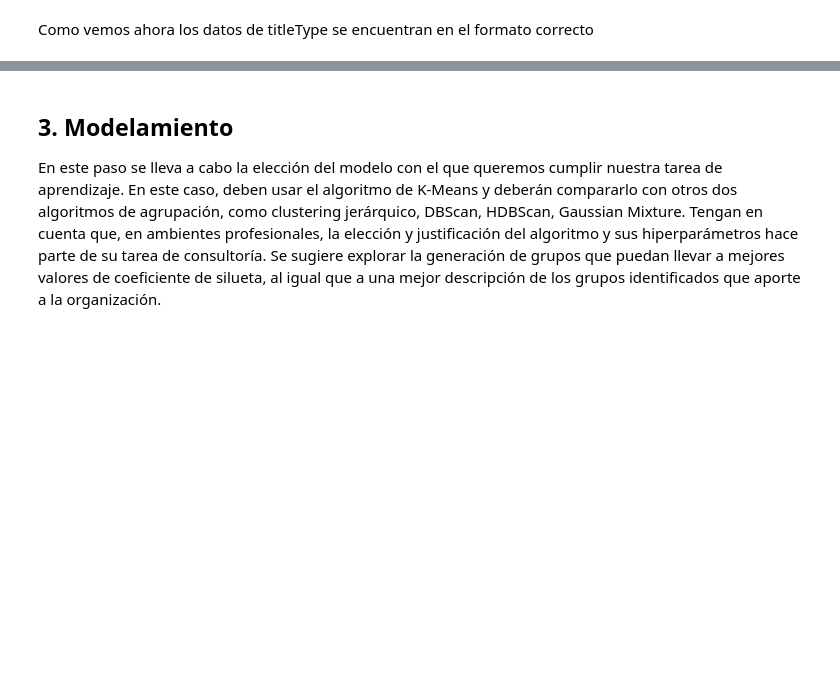
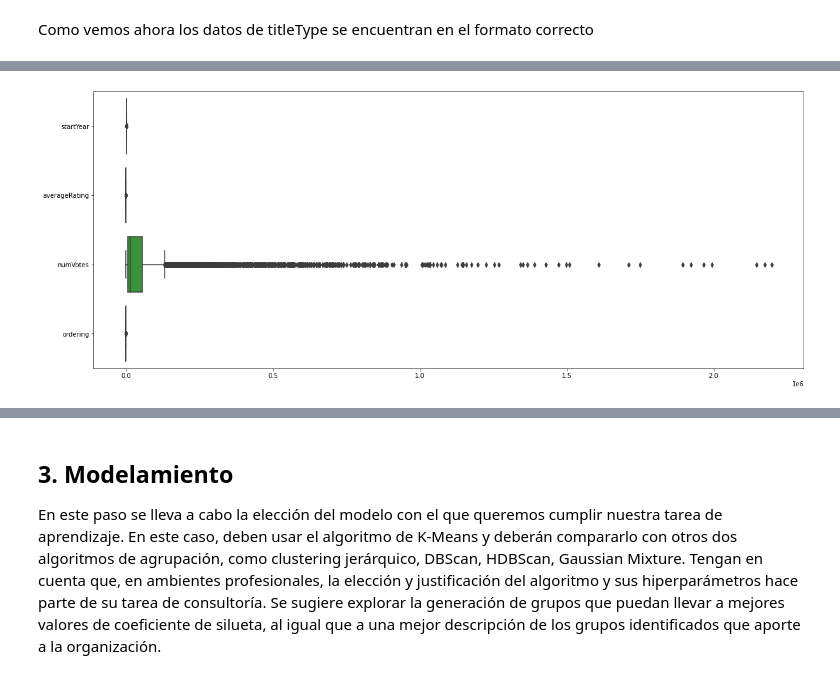
Before and after one commit to montejs3/Bi, a Jupyter notebook: LabBi/lab.ipynb, the cells around one changed output, grey strips where cells are left out. Saved outputs shown, nothing was run; the diff lists cells and outputs as text; code cells hidden in the pictures; blank space fills up the shorter version.

```diff
--- a/LabBi/lab.ipynb
+++ b/LabBi/lab.ipynb
@@ -107,0 +98,3 @@ df.sample(5)
+# %%
+# Se eliminan los repetidos que se hayan identificado aún cuando la columna id sea diferente
+df.drop_duplicates(subset = df.columns[1:], inplace = True)
@@ -107,0 +109,3 @@ df.sample(5)
+# %%
+df.dropna(inplace = True)
+df.shape
@@ -107,0 +147,3 @@ df.sample(5)
+# %%
+# Dado que se tienen fechas no estandarizadas, se aplica un preprocesamiento que garantice dicha estandarización
+df['startYear'] = pd.to_datetime(df['startYear'], format='%yyyy')
@@ -107,0 +159,3 @@ df.sample(5)
+# %%
+
+df['startYear'] = df['startYear'].dt.year
@@ -107,0 +169,5 @@ df.sample(5)
+# %%
+fig = plt.figure(figsize = (20, 8))
+ax = sns.boxplot(data = df, orient = 'h')
+# %% [output]
+[figure, added]
```
Also changed, not shown: parts of 21 cells of this notebook.
